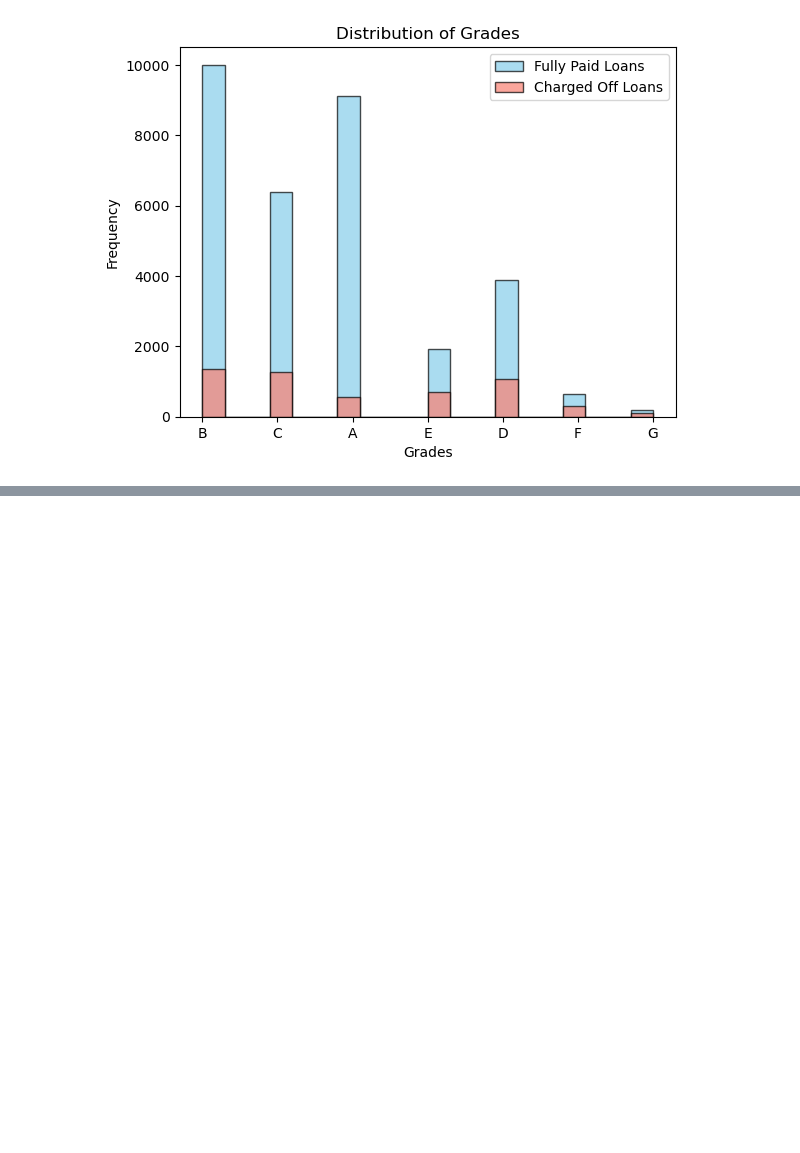
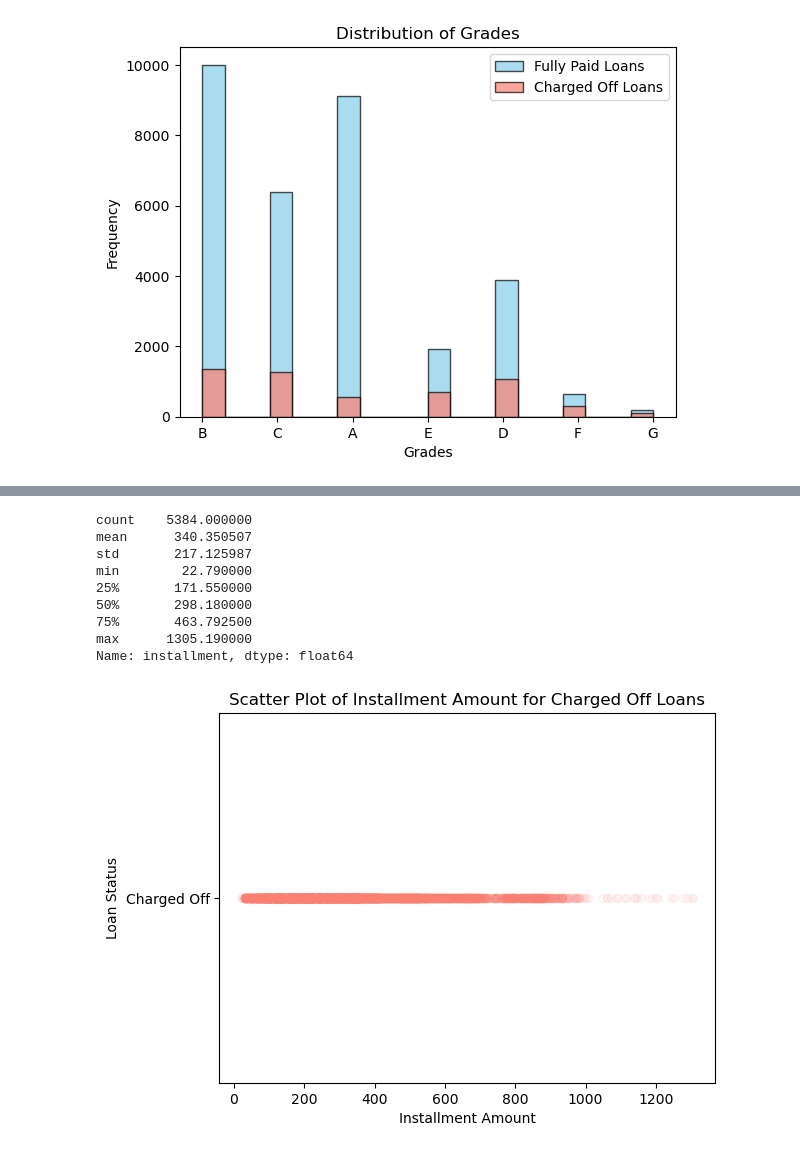
Before and after one commit to ashandish/Lending_Club_Case_Study, a Jupyter notebook: Ashish_Kumar_Sharma.ipynb, the cells around one changed output, grey strips where cells are left out. Cells and saved outputs as stored; diff of their text form; code cells hidden in the pictures; blank space fills up the shorter version.

```diff
--- a/Ashish_Kumar_Sharma.ipynb
+++ b/Ashish_Kumar_Sharma.ipynb
@@ -463,0 +464,34 @@ plt.show()
+# %%
+#Draw Scatter plot illustrating installment amount for default loans
+import pandas as pd
+import matplotlib.pyplot as plt
+
+df2 = pd.read_csv("C:\\Users\\riyan\\Downloads\\Case Study\\loan\\modified6_loan.csv")
+df2_loan_status_charged_off = df2[df2['loan_status'] == 'Charged Off']
+
+print(df2_loan_status_charged_off.installment.describe())
+
+# Create a scatter plot with transparency
+plt.scatter(df2_loan_status_charged_off['installment'], df2_loan_status_charged_off['loan_status'], color='salmon', alpha=0.05)
+
+
+# Add labels and title
+plt.xlabel('Installment Amount')
+plt.ylabel('Loan Status')
+plt.title('Scatter Plot of Installment Amount for Charged Off Loans')
+
+# Show the plot
+plt.show()
+
+#Conclusion: installment amount is not a strong indicator of loan default
+# %% [output]
+count    5384.000000
+mean      340.350507
+std       217.125987
+min        22.790000
+25%       171.550000
+50%       298.180000
+75%       463.792500
+max      1305.190000
+Name: installment, dtype: float64
+[figure, added]
```
Also changed, not shown: parts of 5 cells of this notebook.
